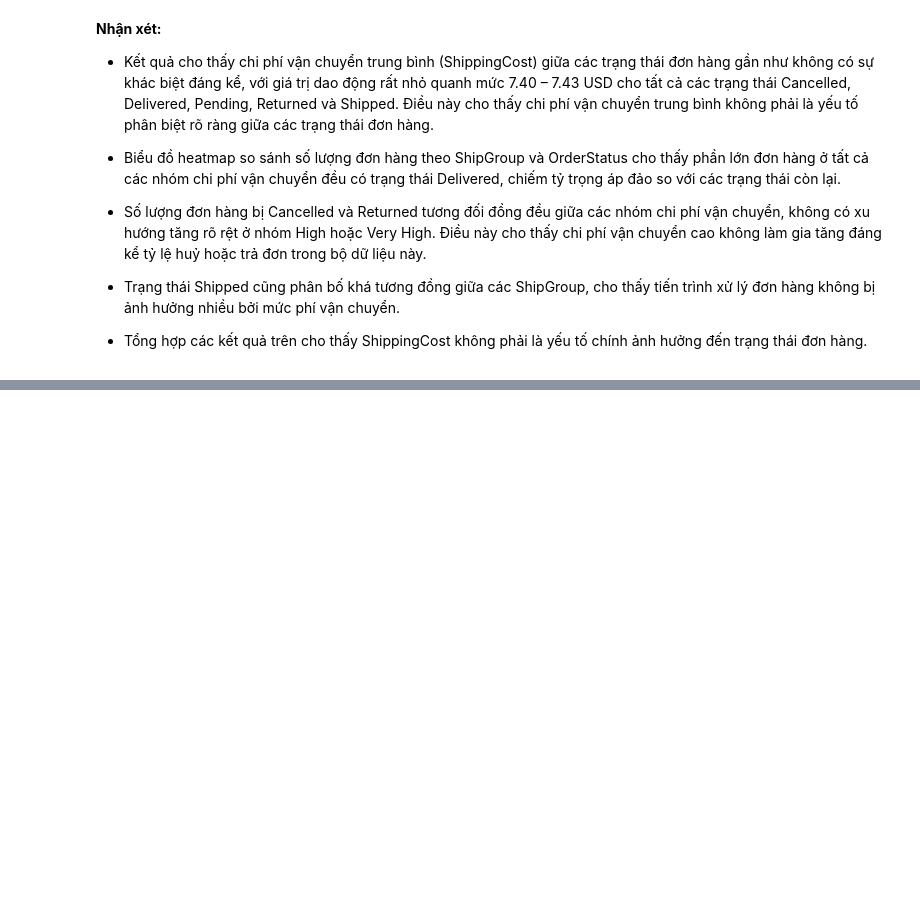
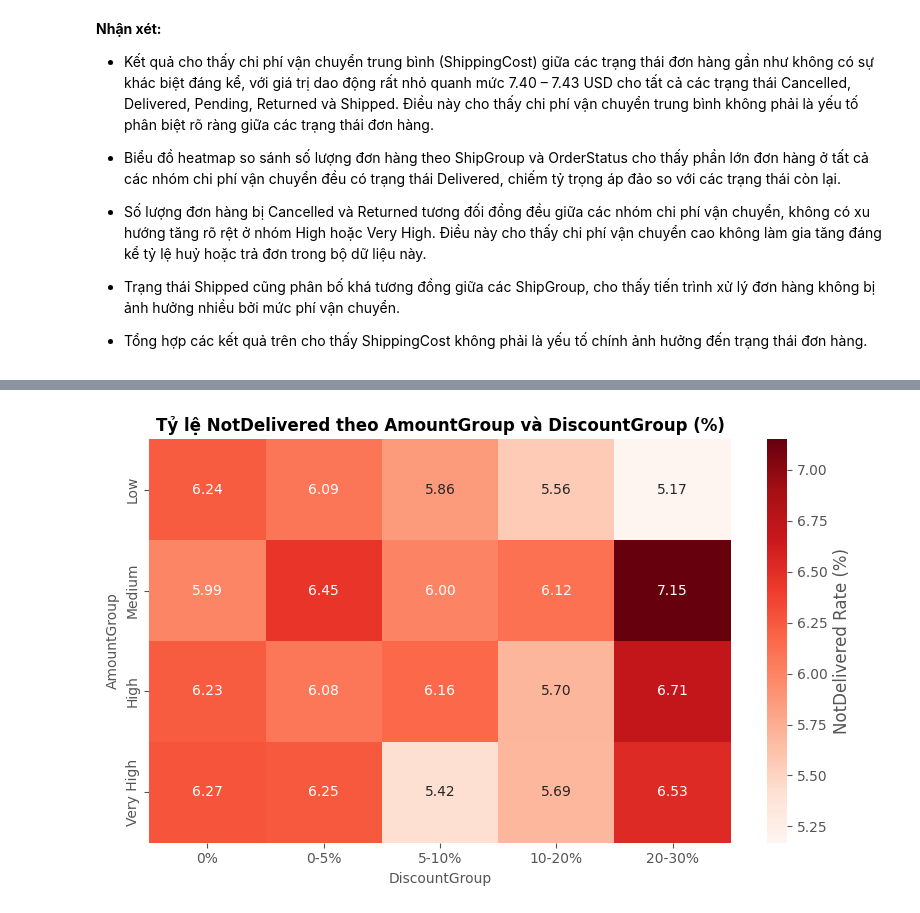
Before and after one commit to khoa2795/Final-Project, a Jupyter notebook: 02_EDA_and_Visualization.ipynb, the cells around one changed output, grey strips where cells are left out. Saved outputs shown, nothing was run; the diff lists cells and outputs as text; code cells hidden in the pictures; blank space fills up the shorter version.

```diff
--- a/02_EDA_and_Visualization.ipynb
+++ b/02_EDA_and_Visualization.ipynb
@@ -602,0 +766,90 @@ Repeat Buyer   53111120.11      77.68
+# %%
+import pandas as pd
+import seaborn as sns
+import matplotlib.pyplot as plt
+
+# 1. Đánh dấu đơn hàng NotDelivered (Cancelled hoặc Returned)
+df["NotDelivered"] = df["OrderStatus"].isin(["Cancelled", "Returned"]).astype(int)
+
+# 2. Chia nhóm TotalAmount theo quartile
+df["AmountGroup"] = pd.qcut(
+    df["TotalAmount"], 4, labels=["Low", "Medium", "High", "Very High"]
+)
+
+# 3. Chia nhóm Discount theo ngưỡng
+discount_bins = [-0.001, 0, 0.05, 0.10, 0.20, 0.30]
+discount_labels = ["0%", "0-5%", "5-10%", "10-20%", "20-30%"]
+df["DiscountGroup"] = pd.cut(
+    df["Discount"], bins=discount_bins, labels=discount_labels, include_lowest=True
+)
+
+# 4. Tính profile theo AmountGroup, DiscountGroup, và PaymentMethod
+profile = (
+    df.groupby(["AmountGroup", "DiscountGroup", "PaymentMethod"], observed=True)
+    .agg(
+        Orders=("OrderID", "count"),
+        NotDeliveredRate=("NotDelivered", "mean"),
+        AvgAmount=("TotalAmount", "mean"),
+    )
+    .reset_index()
+)
+
+# Làm tròn các giá trị
+profile["NotDeliveredRate%"] = (profile["NotDeliveredRate"] * 100).round(2)
+profile["AvgAmount"] = profile["AvgAmount"].round(2)
+
+# 5. Tỷ lệ NotDelivered toàn bộ
+global_notdel_rate = df["NotDelivered"].mean() * 100
+print(f"Tỷ lệ NotDelivered toàn bộ: {global_notdel_rate:.2f}%")
+
+# 6. Heatmap: Tỷ lệ NotDelivered theo AmountGroup và DiscountGroup
+risk_matrix = (
+    df.groupby(["AmountGroup", "DiscountGroup"], observed=True)["NotDelivered"]
+    .mean()
+    .unstack()
+    * 100
+)
+
+plt.figure(figsize=(8, 5))
+sns.heatmap(
+    risk_matrix.round(2),
+    annot=True,
+    fmt=".2f",
+    cmap="Reds",
+    cbar_kws={"label": "NotDelivered Rate (%)"},
+)
+plt.title(
+    "Tỷ lệ NotDelivered theo AmountGroup và DiscountGroup (%)",
+    fontsize=12,
+    fontweight="bold",
+)
+plt.xlabel("DiscountGroup", fontsize=10)
+plt.ylabel("AmountGroup", fontsize=10)
+plt.tight_layout()
+plt.show()
+
+# 7. Top 15 tổ hợp rủi ro cao nhất
+top_risky = profile.sort_values("NotDeliveredRate%", ascending=False).head(15)
+top_risky["Profile"] = (
+    top_risky["PaymentMethod"].astype(str)
+    + " | "
+    + top_risky["AmountGroup"].astype(str)
+    + " | "
+    + top_risky["DiscountGroup"].astype(str)
+)
+
+# 8. Barplot: Top high-risk order profiles
+plt.figure(figsize=(10, 6))
+sns.barplot(
+    data=top_risky,
+    y="Profile",
+    x="NotDeliveredRate%",
+    palette="Reds_r",
+    edgecolor="black",
+)
+plt.xlabel("NotDelivered Rate (%)", fontsize=10)
+plt.ylabel("Profile", fontsize=10)
+plt.title("Top High-Risk Order Profiles", fontsize=12, fontweight="bold")
+plt.tight_layout()
+plt.show()
+# %% [output]
@@ -602,0 +857 @@ Repeat Buyer   53111120.11      77.68
+[figure, added]
```
Also changed, not shown: parts of 10 cells of this notebook.
